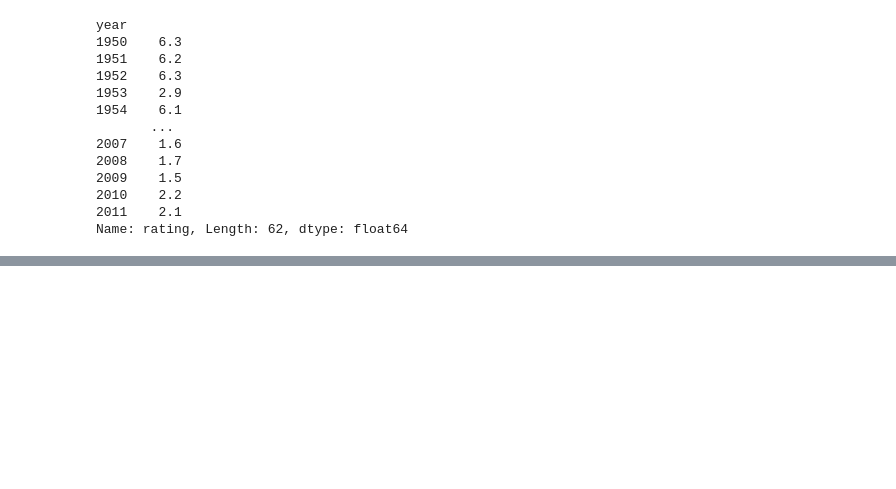
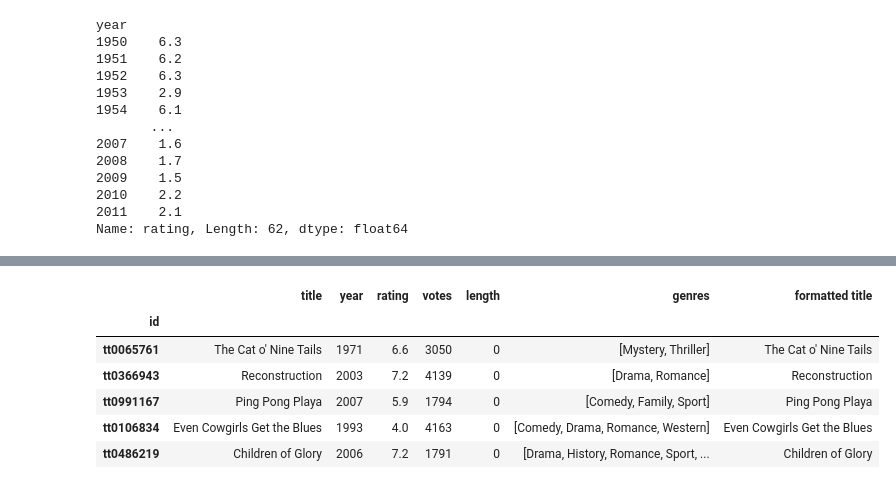
Before and after one commit to tylerLoh/onemonthpython, a Jupyter notebook: week_three/data_analysis_intro.ipynb, the cells around one changed output, grey strips where cells are left out. Cells and saved outputs as stored; diff of their text form; code cells hidden in the pictures; blank space fills up the shorter version.

```diff
--- a/week_three/data_analysis_intro.ipynb
+++ b/week_three/data_analysis_intro.ipynb
@@ -383,0 +431,12 @@ Name: rating, Length: 62, dtype: float64
+# %%
+
+data['length'] = data['length'].str.split().str[0].astype('int')
+data.sort_values(by='length').head()
+# %% [output]
+|  | title | year | rating | votes | length | genres | formatted title |
+| id |  |  |  |  |  |  |  |
+| tt0065761 | The Cat o' Nine Tails | 1971 | 6.6 | 3050 | 0 | [Mystery, Thriller] | The Cat o' Nine Tails |
+| tt0366943 | Reconstruction | 2003 | 7.2 | 4139 | 0 | [Drama, Romance] | Reconstruction |
+| tt0991167 | Ping Pong Playa | 2007 | 5.9 | 1794 | 0 | [Comedy, Family, Sport] | Ping Pong Playa |
+| tt0106834 | Even Cowgirls Get the Blues | 1993 | 4.0 | 4163 | 0 | [Comedy, Drama, Romance, Western] | Even Cowgirls Get the Blues |
+| tt0486219 | Children of Glory | 2006 | 7.2 | 1791 | 0 | [Drama, History, Romance, Sport, ... | Children of Glory |
```
Also changed, not shown: parts of 12 cells of this notebook, 4 other files.
